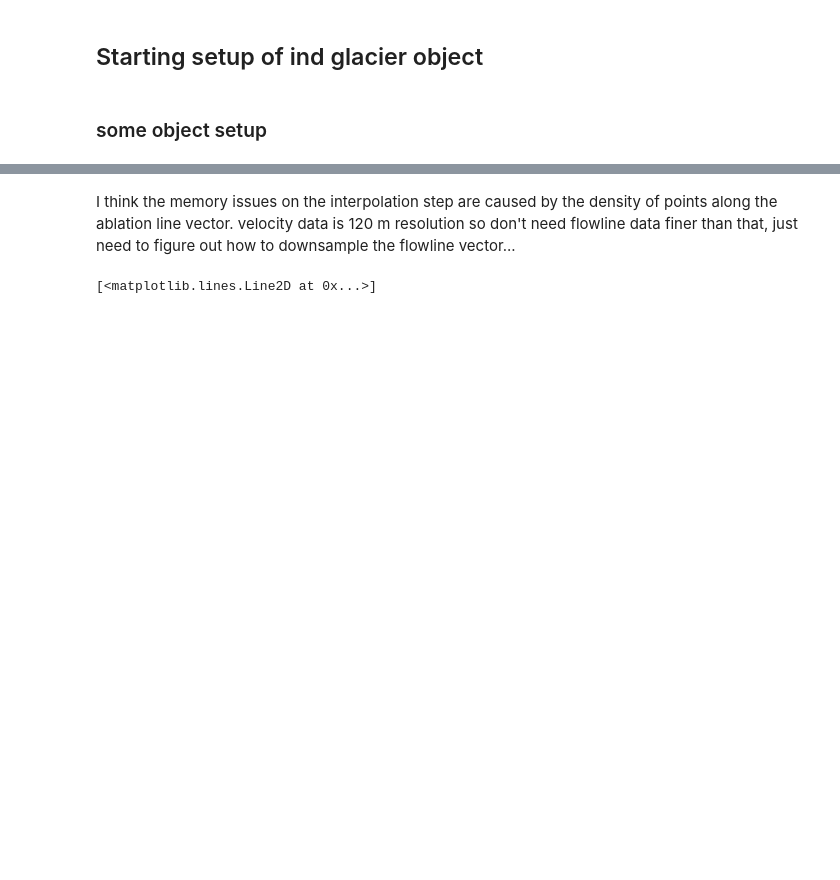
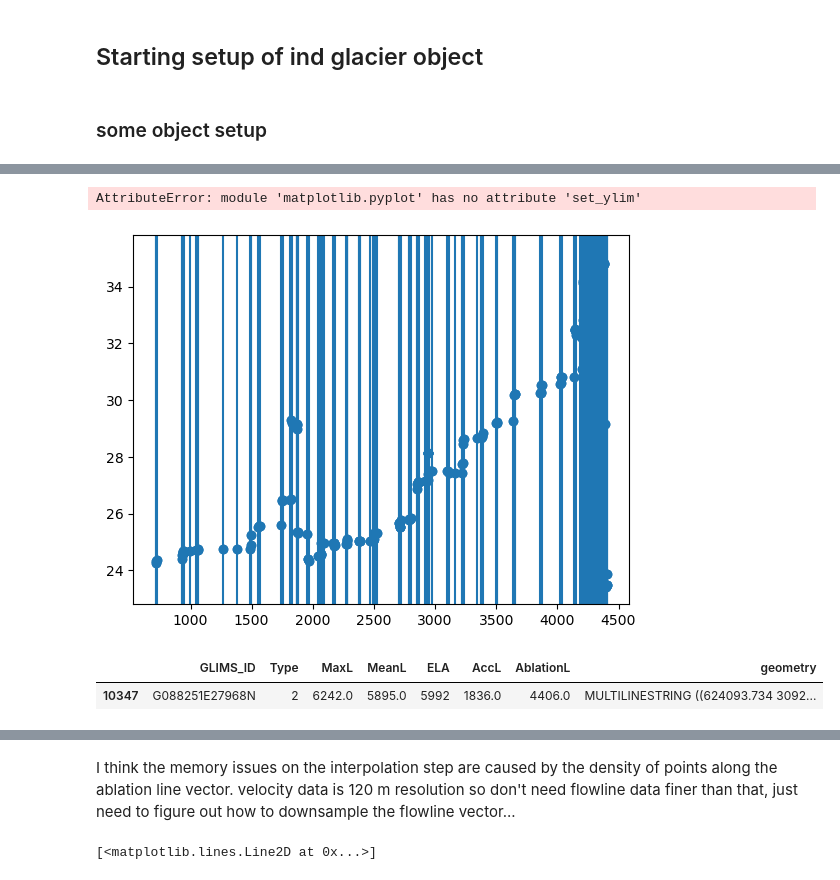
Before and after one commit to e-marshall/itslive_velocity, a Jupyter notebook: flowlines.ipynb, the cells around one changed output, grey strips where cells are left out. Saved outputs shown, nothing was run; the diff lists cells and outputs as text; code cells hidden in the pictures; blank space fills up the shorter version.

```diff
--- a/flowlines.ipynb
+++ b/flowlines.ipynb
@@ -371,2 +317,2 @@ g10463 = ind_glacier_data_prep('RGI60-15.10463', rgi_sub, dc, dem_prj, sa_east_c
 # %%
-flowline = g10463.calc_flowline_distance()
+fl_10463 = g10463.calc_flowline()
@@ -373,2 +345,9 @@ flowline = g10463.calc_flowline_distance()
+# %%
+v_error = e.load()
 # %%
-flowline_pts = g10463.interp_flowline()
+x = fl_10463.distance
+y = fl_10463.v.mean(dim='mid_date')
+e = fl_10463.v_error.mean(dim='mid_date')
+N=221
+a = (100 * np.random.rand(N))
+z = fl_10463.z
@@ -402,0 +354,13 @@ flowline_downsamp
+# %%
+plt.scatter(x,y)
+plt.errorbar(x,y, yerr = v_error, fmt = 'o')
+plt.set_ylim(-50,100)
+plt.show()
+# %% [output]
+AttributeError: module 'matplotlib.pyplot' has no attribute 'set_ylim'
+[figure, added]
+# %%
+g10463.centerLine
+# %% [output]
+|  | GLIMS_ID | Type | MaxL | MeanL | ELA | AccL | AblationL | geometry |
+| 10347 | G088251E27968N | 2 | 6242.0 | 5895.0 | 5992 | 1836.0 | 4406.0 | MULTILINESTRING ((624093.734 3092... |
```
Also changed, not shown: parts of 22 cells of this notebook, 1 other file.
